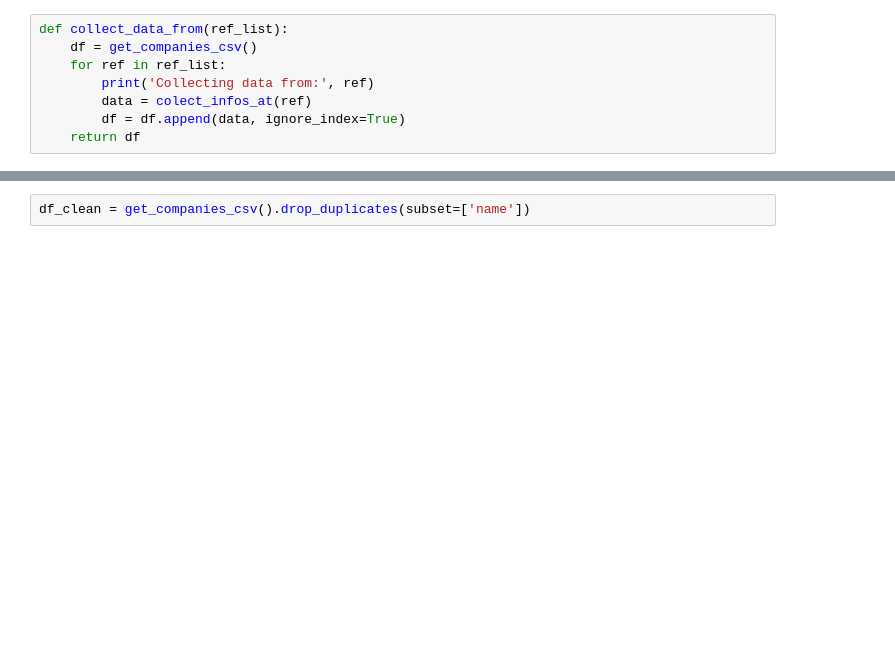
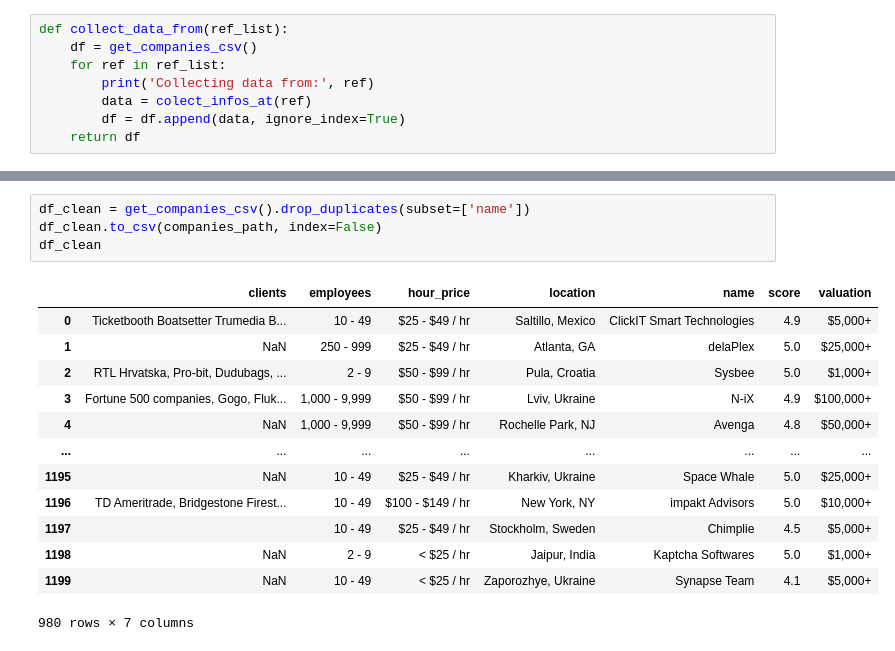
Before and after one commit to gabibatista/datathonIM, a Jupyter notebook: notebooks/clutch_selenium.ipynb, the cells around one changed output, grey strips where cells are left out. Drawn from its saved outputs; the diff is of its cells as text; blank space fills up the shorter version.

```diff
--- a/notebooks/clutch_selenium.ipynb
+++ b/notebooks/clutch_selenium.ipynb
@@ -165,5 +187,21 @@ Collecting data from: /profile/softkraft
 # %%
 df_clean = get_companies_csv().drop_duplicates(subset=['name'])
+df_clean.to_csv(companies_path, index=False)
+df_clean
+# %% [output]
+|  | clients | employees | hour_price | location | name | score | valuation |
+| 0 | Ticketbooth Boatsetter Trumedia B... | 10 - 49 | $25 - $49 / hr | Saltillo, Mexico | ClickIT Smart Technologies | 4.9 | $5,000+ |
+| 1 | NaN | 250 - 999 | $25 - $49 / hr | Atlanta, GA | delaPlex | 5.0 | $25,000+ |
+| 2 | RTL Hrvatska, Pro-bit, Dudubags, ... | 2 - 9 | $50 - $99 / hr | Pula, Croatia | Sysbee | 5.0 | $1,000+ |
+| 3 | Fortune 500 companies, Gogo, Fluk... | 1,000 - 9,999 | $50 - $99 / hr | Lviv, Ukraine | N-iX | 4.9 | $100,000+ |
+| 4 | NaN | 1,000 - 9,999 | $50 - $99 / hr | Rochelle Park, NJ | Avenga | 4.8 | $50,000+ |
+| ... | ... | ... | ... | ... | ... | ... | ... |
+| 1195 | NaN | 10 - 49 | $25 - $49 / hr | Kharkiv, Ukraine | Space Whale | 5.0 | $25,000+ |
+| 1196 | TD Ameritrade, Bridgestone Firest... | 10 - 49 | $100 - $149 / hr | New York, NY | impakt Advisors | 5.0 | $10,000+ |
+| 1197 |  | 10 - 49 | $25 - $49 / hr | Stockholm, Sweden | Chimplie | 4.5 | $5,000+ |
+| 1198 | NaN | 2 - 9 | < $25 / hr | Jaipur, India | Kaptcha Softwares | 5.0 | $1,000+ |
+| 1199 | NaN | 10 - 49 | < $25 / hr | Zaporozhye, Ukraine | Synapse Team | 4.1 | $5,000+ |
+980 rows × 7 columns
 # %%
 df_clean.sort_values(by=['score'], ascending=False)
 # %% [output]
```
Also changed, not shown: parts of 9 cells of this notebook, 1 other file.
